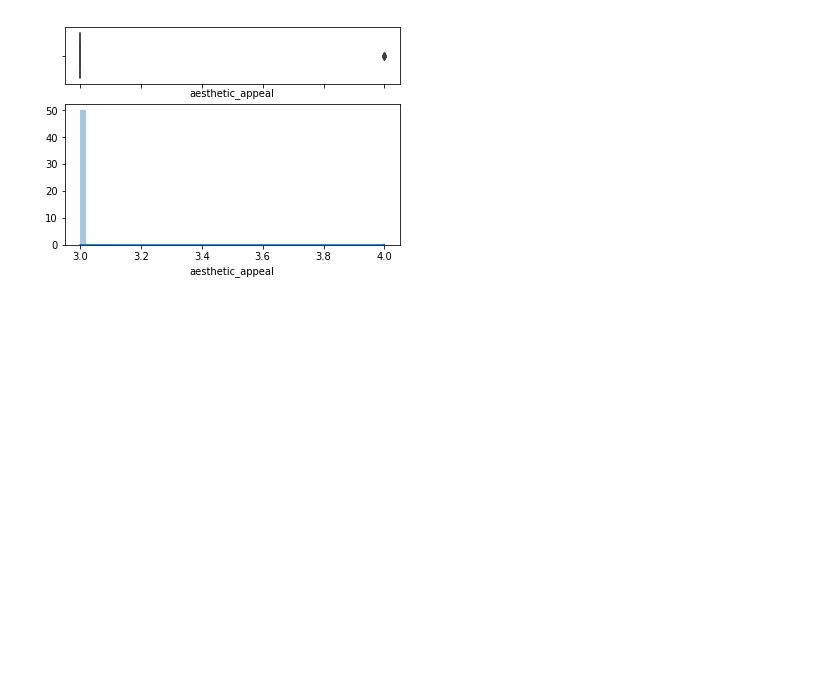
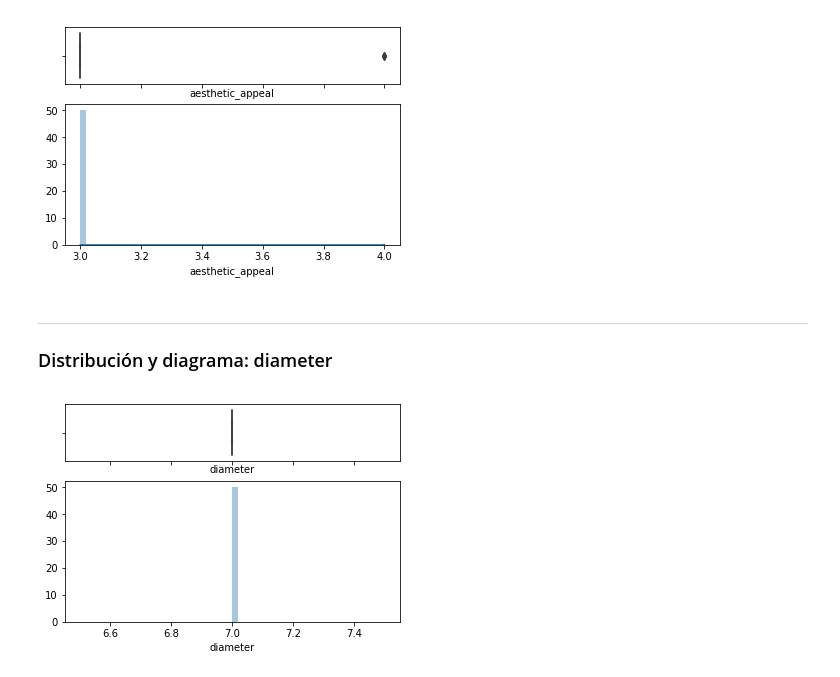
Before and after one commit to marcmeji/datathon, a Jupyter notebook: code/EDA - Jorge.ipynb, the cells around one changed output. Drawn from its saved outputs; the diff is of its cells as text; code cells hidden in the pictures; blank space fills up the shorter version.

```diff
--- a/code/EDA - Jorge.ipynb
+++ b/code/EDA - Jorge.ipynb
@@ -380,3 +380,17 @@ sns.distplot(plot_df, ax=ax_hist)
 plt.show()
 # %% [output]
 [figure]
+# %% [markdown]
+---
+### Distribución y diagrama: diameter
+# %%
+f, (ax_box, ax_hist) = plt.subplots(2, sharex=True, gridspec_kw={"height_ratios": (.40, 1)})
+
+# Plot
+plot_df = df.diameter[df.diameter.notnull()]
+
+sns.boxplot(plot_df, ax=ax_box)
+sns.distplot(plot_df, ax=ax_hist)
+plt.show()
+# %% [output]
+[figure, added]
```
Also changed, not shown: parts of 1 cell of this notebook, 1 other file.
